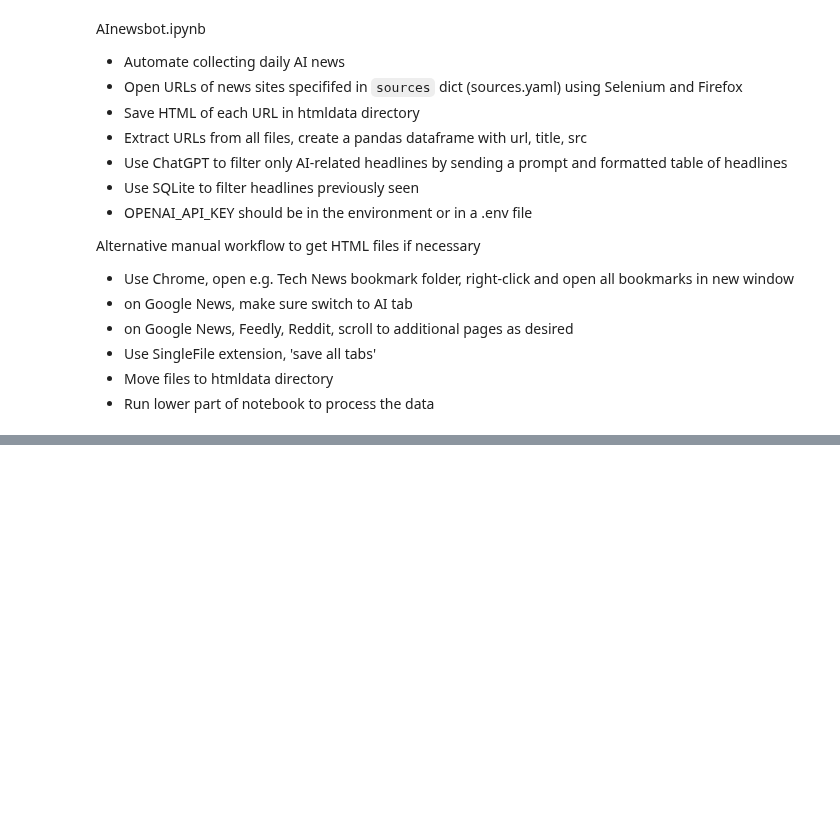
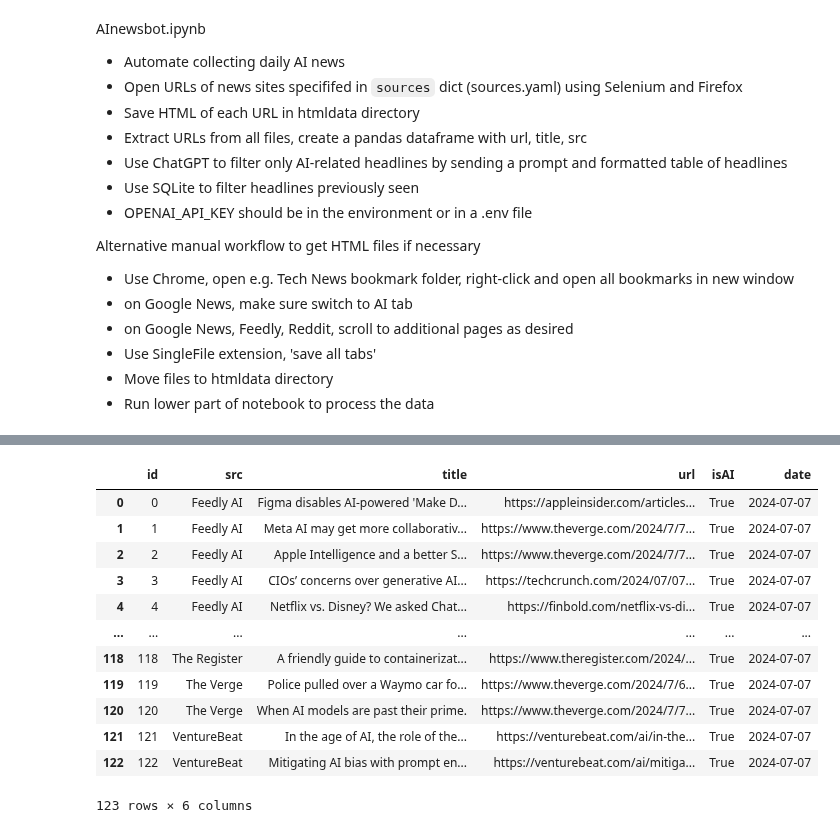
Before and after one commit to druce/AInewsbot, a Jupyter notebook: AInewsbot.ipynb, the cells around one changed output, grey strips where cells are left out. Drawn from its saved outputs; the diff is of its cells as text; code cells hidden in the pictures; blank space fills up the shorter version.

```diff
--- a/AInewsbot.ipynb
+++ b/AInewsbot.ipynb
@@ -688,5 +449,13 @@ for row in merged_df.itertuples():
     insert_article(conn, cursor, row.src, row.title,
                    row.url, row.isAI, row.date)
 # %%
-AIdf = merged_df.loc[merged_df["isAI"]==1].reset_index(drop=True)
+# keep headlines that are related to AI
+AIdf = merged_df.loc[merged_df["isAI"]==1] \
+    .reset_index(drop=True)  \
+    .reset_index()  \
+    .drop(columns=["id"])  \
+    .rename(columns={'index': 'id'})
+
 log(f"Found {len(AIdf)} AI headlines")
+AIdf
+# %% [output]
@@ -693,3 +463,16 @@ log(f"Found {len(AIdf)} AI headlines")
+|  | id | src | title | url | isAI | date |
+| 0 | 0 | Feedly AI | Figma disables AI-powered 'Make D... | https://appleinsider.com/articles... | True | 2024-07-07 |
+| 1 | 1 | Feedly AI | Meta AI may get more collaborativ... | https://www.theverge.com/2024/7/7... | True | 2024-07-07 |
+| 2 | 2 | Feedly AI | Apple Intelligence and a better S... | https://www.theverge.com/2024/7/7... | True | 2024-07-07 |
+| 3 | 3 | Feedly AI | CIOs’ concerns over generative AI... | https://techcrunch.com/2024/07/07... | True | 2024-07-07 |
+| 4 | 4 | Feedly AI | Netflix vs. Disney? We asked Chat... | https://finbold.com/netflix-vs-di... | True | 2024-07-07 |
+| ... | ... | ... | ... | ... | ... | ... |
+| 118 | 118 | The Register | A friendly guide to containerizat... | https://www.theregister.com/2024/... | True | 2024-07-07 |
+| 119 | 119 | The Verge | Police pulled over a Waymo car fo... | https://www.theverge.com/2024/7/6... | True | 2024-07-07 |
+| 120 | 120 | The Verge | When AI models are past their prime. | https://www.theverge.com/2024/7/7... | True | 2024-07-07 |
+| 121 | 121 | VentureBeat | In the age of AI, the role of the... | https://venturebeat.com/ai/in-the... | True | 2024-07-07 |
+| 122 | 122 | VentureBeat | Mitigating AI bias with prompt en... | https://venturebeat.com/ai/mitiga... | True | 2024-07-07 |
+123 rows × 6 columns
 # %%
 # map title to ascii characters to avoid some dupes with e.g. different quote symbols
 
```
Also changed, not shown: parts of 116 cells of this notebook, 6 other files.
